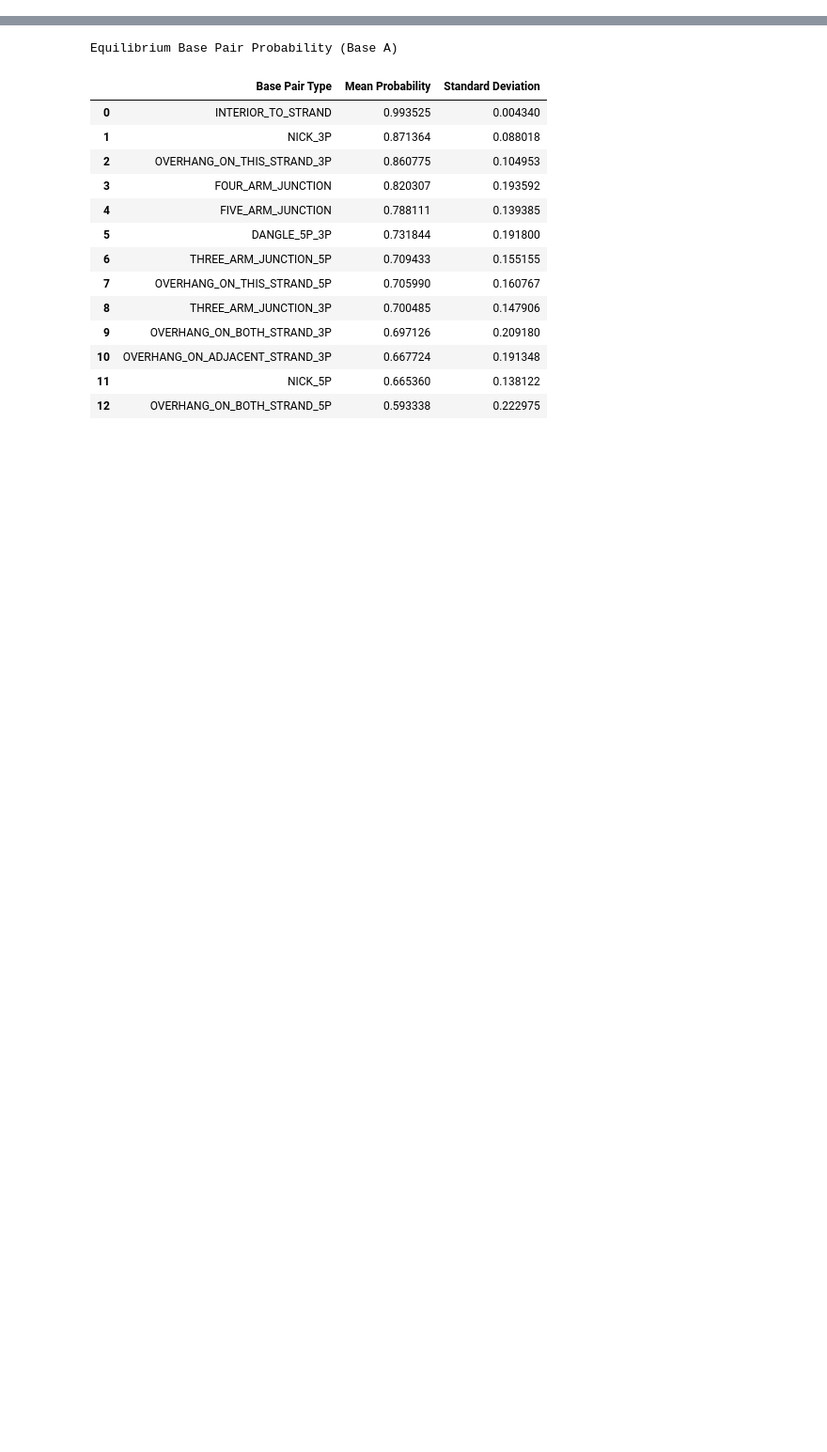
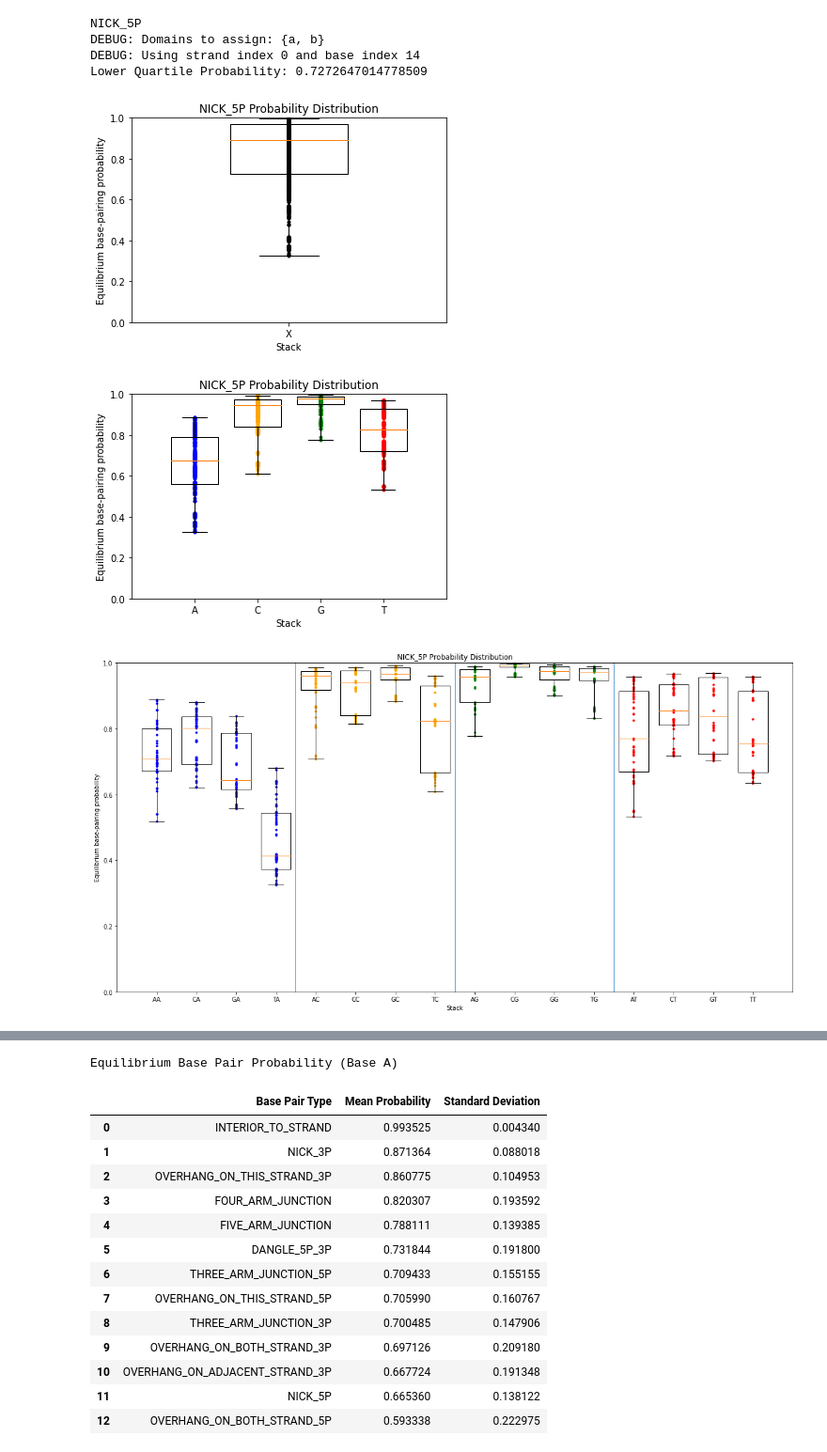
Before and after one commit to UC-Davis-molecular-computing/nuad, a Jupyter notebook: base_pair_probability.ipynb, the cells around one changed output, grey strips where cells are left out. Shown at 94% size. Cells and saved outputs as stored; diff of their text form; code cells hidden in the pictures; blank space fills up the shorter version.

```diff
--- a/base_pair_probability.ipynb
+++ b/base_pair_probability.ipynb
@@ -1072,0 +375,29 @@ standard deviation: 0.13683959686596217
+# %%
+print('NICK_5P')
+#                       a      b
+#                     0  14 15  29
+#                     |   |  |   |
+#                    [-----##----->
+#                     |||||  |||||
+#                    <-----]<-----]
+#                     |   |  |   |
+#                     59 45  44  30
+#                       a*    b*
+#                         ^
+#                         |
+#                     base pair
+top_strand: dc.Strand = dc.Strand(['a', 'b'], name='top strand')
+bot_strand_right: dc.Strand = dc.Strand(['b*'], name='bot strand right')
+bot_strand_left: dc.Strand = dc.Strand(['a*'], name='bot strand left')
+strands = (top_strand, bot_strand_right, bot_strand_left)
+
+nick_5p_bppr = nupack_base_pair_probabilities(strands, 14, 45, 'NICK_5P')
+nick_5p_bppr.plot_all()
+# %% [output]
+NICK_5P
+DEBUG: Domains to assign: {a, b}
+DEBUG: Using strand index 0 and base index 14
+Lower Quartile Probability: 0.7272647014778509
+[figure, added]
+[figure, added]
+[figure, added]
```
Also changed, not shown: parts of 41 cells of this notebook.
